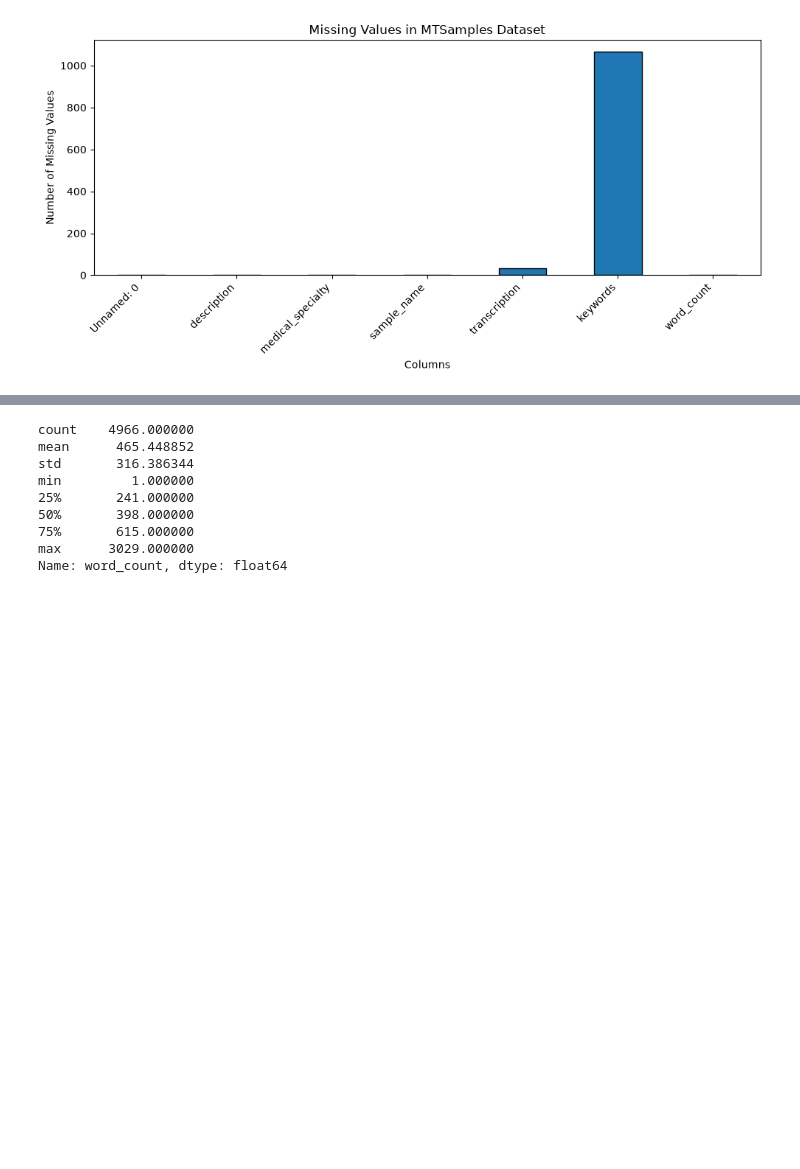
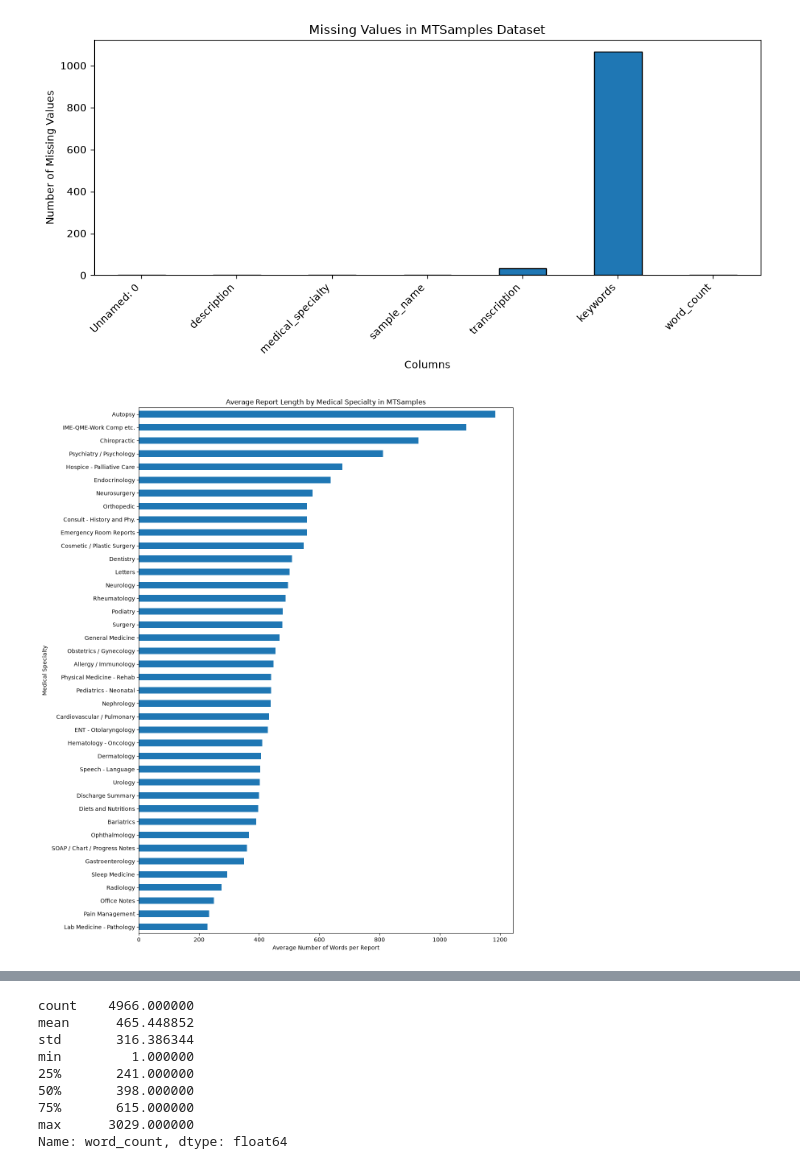
Before and after one commit to acmucsd-projects/fa26-ai-team-3, a Jupyter notebook: notebooks/01_data_eda.ipynb, the cells around one changed output, grey strips where cells are left out. Drawn from its saved outputs; the diff is of its cells as text; code cells hidden in the pictures; blank space fills up the shorter version.

```diff
--- a/notebooks/01_data_eda.ipynb
+++ b/notebooks/01_data_eda.ipynb
@@ -137,3 +161,25 @@ plt.tight_layout()
 plt.show()
 # %% [output]
 [figure]
+# %%
+import matplotlib.pyplot as plt
+
+df["word_count"] = df["transcription"].fillna("").str.split().str.len()
+
+avg_words = df.groupby("medical_specialty")["word_count"].mean()
+
+avg_words = avg_words.sort_values(ascending=False)
+
+avg_words.plot(
+    kind="barh",
+    figsize=(12, 14)
+)
+
+plt.xlabel("Average Number of Words per Report")
+plt.ylabel("Medical Specialty")
+plt.title("Average Report Length by Medical Specialty in MTSamples")
+plt.gca().invert_yaxis()
+plt.tight_layout()
+plt.show()
+# %% [output]
+[figure, added]
```
Also changed, not shown: parts of 4 cells of this notebook, 2 other files.
